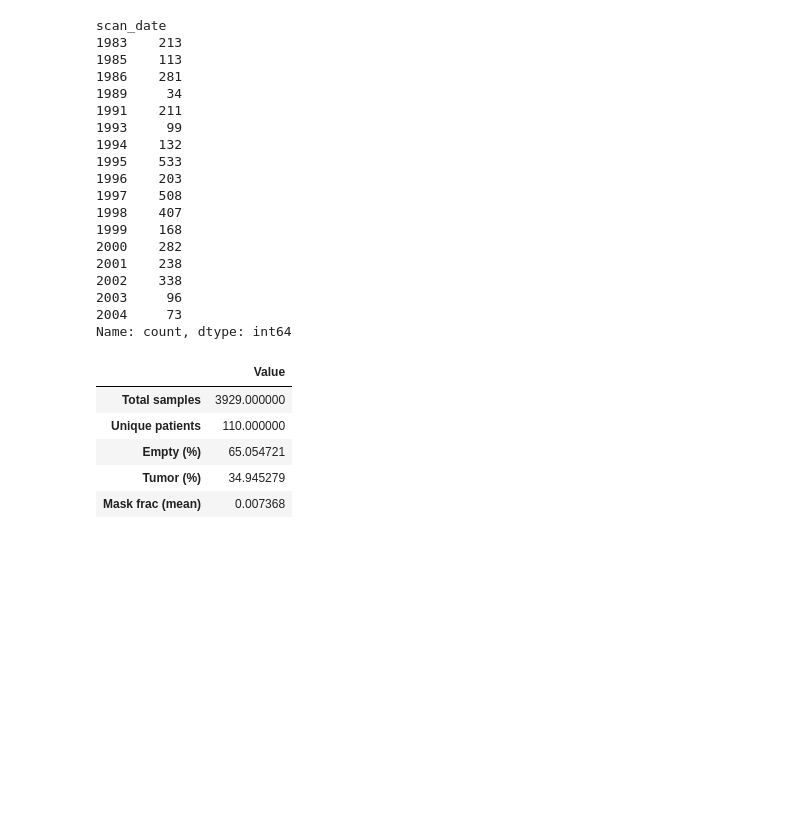
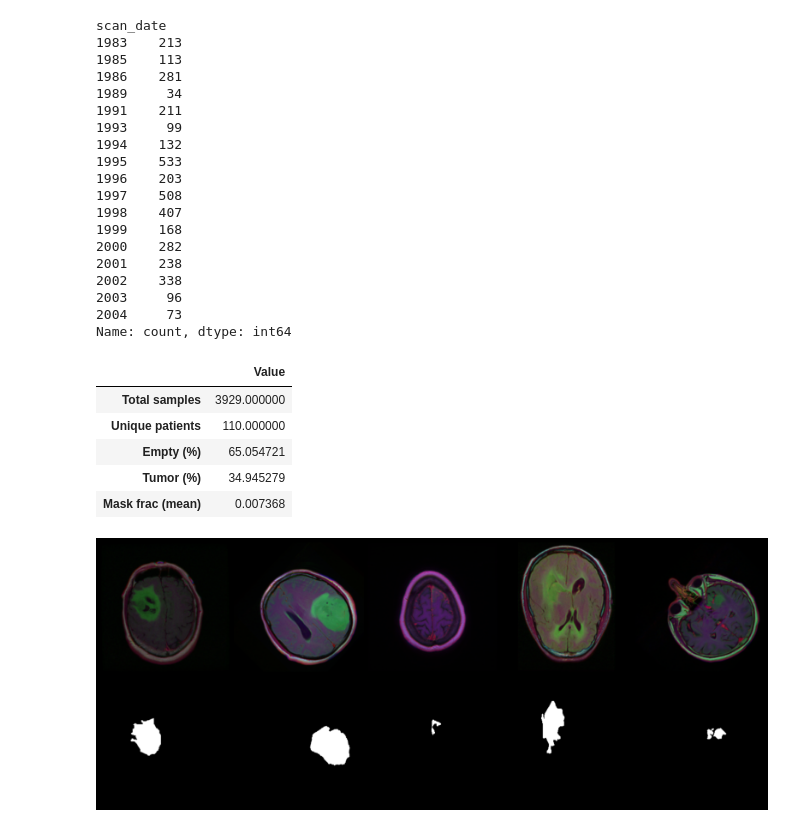
Before and after one commit to Severin48/Brain-Tumor-Semantic-Segmentation, a Jupyter notebook: DataExploration.ipynb, the cells around one changed output. Saved outputs shown, nothing was run; the diff lists cells and outputs as text; code cells hidden in the pictures; blank space fills up the shorter version.

```diff
--- a/DataExploration.ipynb
+++ b/DataExploration.ipynb
@@ -229,0 +271,17 @@ pd.DataFrame.from_dict(summary, orient='index', columns=['Value'])
+# %%
+fig = plt.figure(figsize=(20, 10))
+grid = ImageGrid(fig, 111, nrows_ncols=(2, 5), axes_pad=0.1)
+
+for i in range(5):
+    img = imgs[i]
+    mask = masks[i]
+    aug_img, aug_mask = apply_augmentation(img, mask)
+
+    grid[i].imshow(aug_img)
+    grid[i].axis('off')
+    grid[i+5].imshow(aug_mask, cmap='gray')
+    grid[i+5].axis('off')
+
+plt.show()
+# %% [output]
+[figure, added]
```
Also changed, not shown: parts of 3 cells of this notebook, 2 other files.
